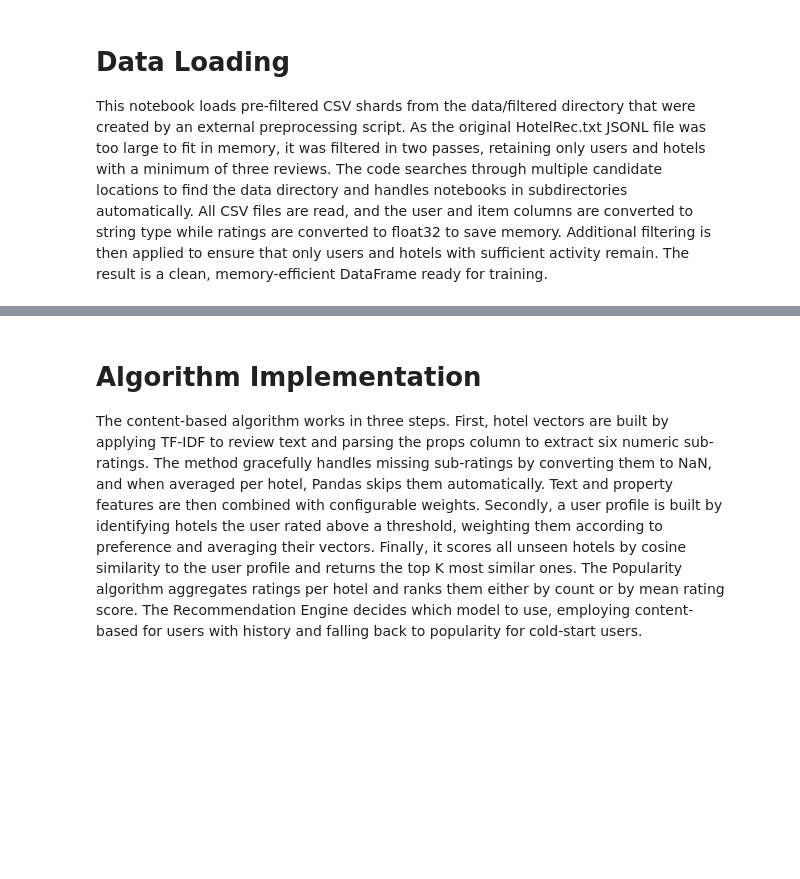
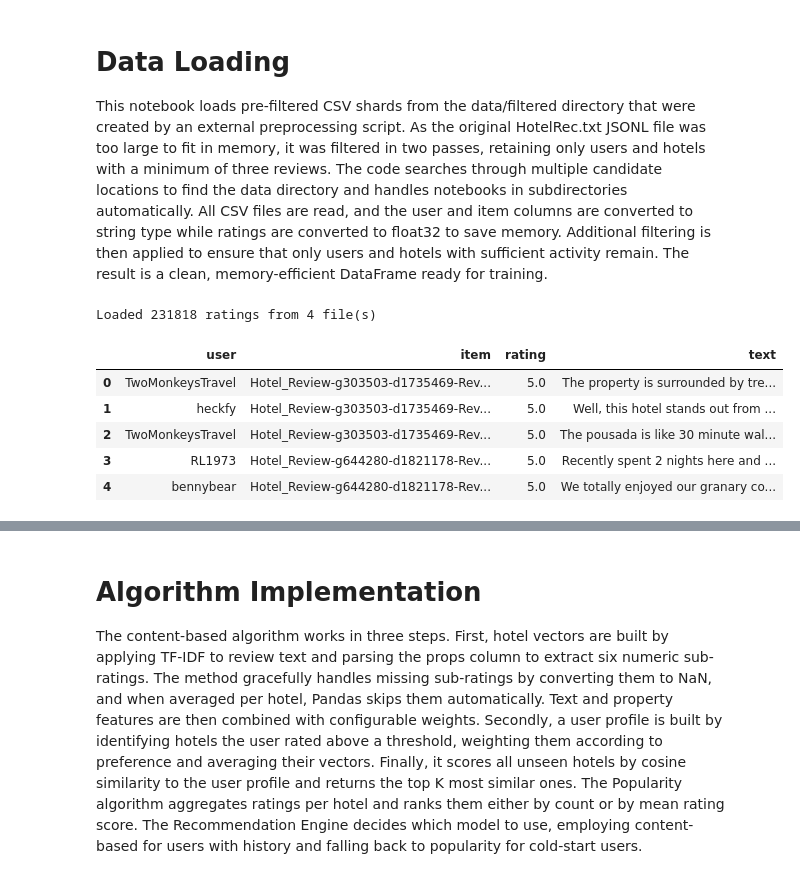
Before and after one commit to YannKleees/recsys, a Jupyter notebook: recsys/individual/Content-based.ipynb, the cells around one changed output, grey strips where cells are left out. Saved outputs shown, nothing was run; the diff lists cells and outputs as text; code cells hidden in the pictures; blank space fills up the shorter version.

```diff
--- a/recsys/individual/Content-based.ipynb
+++ b/recsys/individual/Content-based.ipynb
@@ -16,9 +16,9 @@ from sklearn.feature_extraction.text import TfidfVectorizer
 from sklearn.preprocessing import normalize as sk_normalize
 
 # Adjust to your project root if needed
-PROJECT_ROOT = os.path.abspath(os.path.join(os.path.dirname(__file__) if '__file__' in globals() else os.getcwd(), "..", "..", ".."))
+PROJECT_ROOT = os.path.abspath(os.path.join(os.path.dirname(__file__) if '__file__' in globals() else os.getcwd(), "..", ".."))
 
-DATA_PATH = "data/filtered"  # directory with CSV shards or a single CSV
+DATA_PATH = "../../data/filtered"  # directory with CSV shards or a single CSV
 LIMIT_PER_FILE = None        # e.g., 2_000_000 or None
 MIN_USER = 3
 MIN_ITEM = 3
@@ -54,33 +54,41 @@ frames = []
 remaining = LIMIT_PER_FILE
 for p in paths:
     nrows = None if remaining is None else max(0, remaining)
     if nrows == 0:
         break
     df = pd.read_csv(p, nrows=nrows)
 
     # Handle both column naming conventions
     if "user_id" in df.columns:
         df = df.rename(columns={"user_id": "user", "item_id": "item"})
 
     if "rating" in df.columns:
         df["rating"] = df["rating"].astype("float32")
     if remaining is not None:
         remaining -= len(df)
     frames.append(df)
 
 ratings = pd.concat(frames, ignore_index=True) if frames else pd.DataFrame()
 if not ratings.empty:
     ratings = ratings.dropna(subset=["user","item"])
     ratings["user"] = ratings["user"].astype("string")
     ratings["item"] = ratings["item"].astype("string")
 
     # optional min-count filtering
     uc = ratings.groupby("user", observed=False).size()
     ic = ratings.groupby("item", observed=False).size()
     ratings = ratings[(ratings["user"].map(uc) >= MIN_USER) & (ratings["item"].map(ic) >= MIN_ITEM)].reset_index(drop=True)
 
 print(f"Loaded {len(ratings)} ratings from {len(paths)} file(s)")
 ratings.head()
+# %% [output]
+Loaded 231818 ratings from 4 file(s)
+|  | user | item | rating | text |
+| 0 | TwoMonkeysTravel | Hotel_Review-g303503-d1735469-Rev... | 5.0 | The property is surrounded by tre... |
+| 1 | heckfy | Hotel_Review-g303503-d1735469-Rev... | 5.0 | Well, this hotel stands out from ... |
+| 2 | TwoMonkeysTravel | Hotel_Review-g303503-d1735469-Rev... | 5.0 | The pousada is like 30 minute wal... |
+| 3 | RL1973 | Hotel_Review-g644280-d1821178-Rev... | 5.0 | Recently spent 2 nights here and ... |
+| 4 | bennybear | Hotel_Review-g644280-d1821178-Rev... | 5.0 | We totally enjoyed our granary co... |
 # %%
 # Check rating distribution
 print("Rating Distribution:")
```
Also changed, not shown: parts of 34 cells of this notebook.
